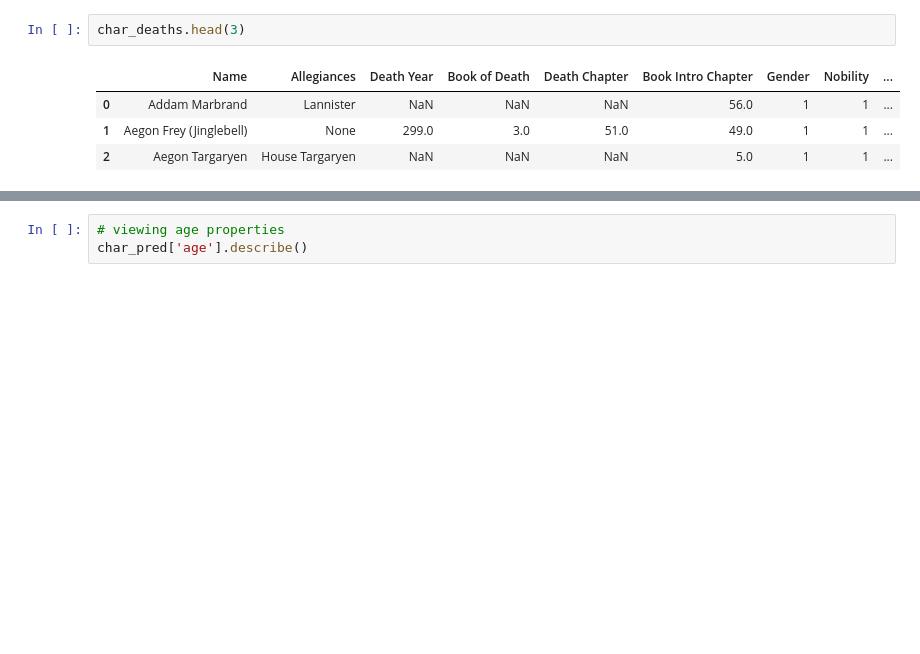
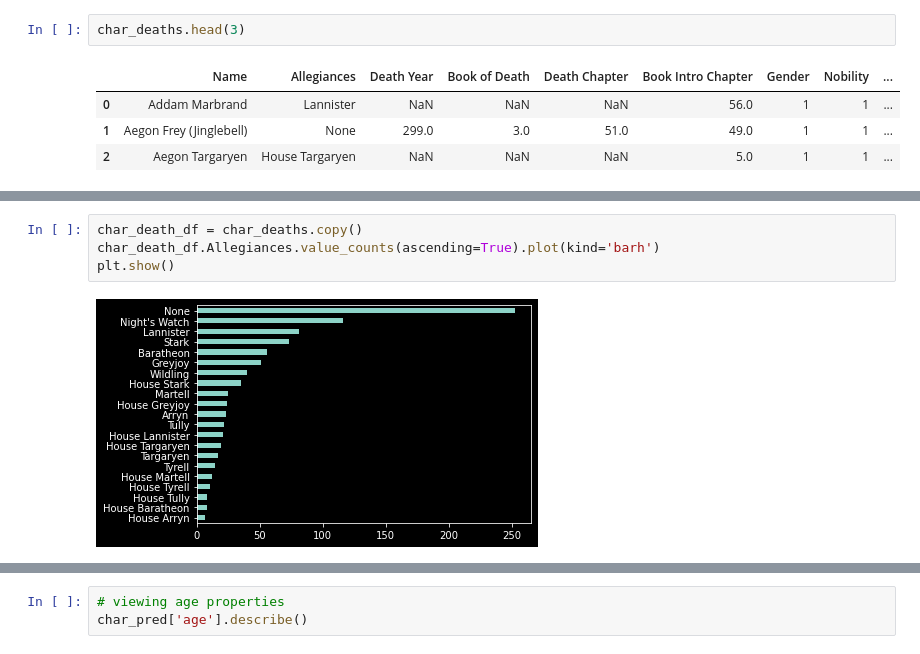
Before and after one commit to TelRich/GOT_Character_Death_Prediction, a Jupyter notebook: got_prjt_v5.ipynb, the cells around one changed output, grey strips where cells are left out. Saved outputs shown, nothing was run; the diff lists cells and outputs as text; blank space fills up the shorter version.

```diff
--- a/got_prjt_v5.ipynb
+++ b/got_prjt_v5.ipynb
@@ -63,0 +115,6 @@ char_pred.head(3)
+# %%
+char_death_df = char_deaths.copy()
+char_death_df.Allegiances.value_counts(ascending=True).plot(kind='barh')
+plt.show()
+# %% [output]
+[figure, added]
```
Also changed, not shown: parts of 45 cells of this notebook.
